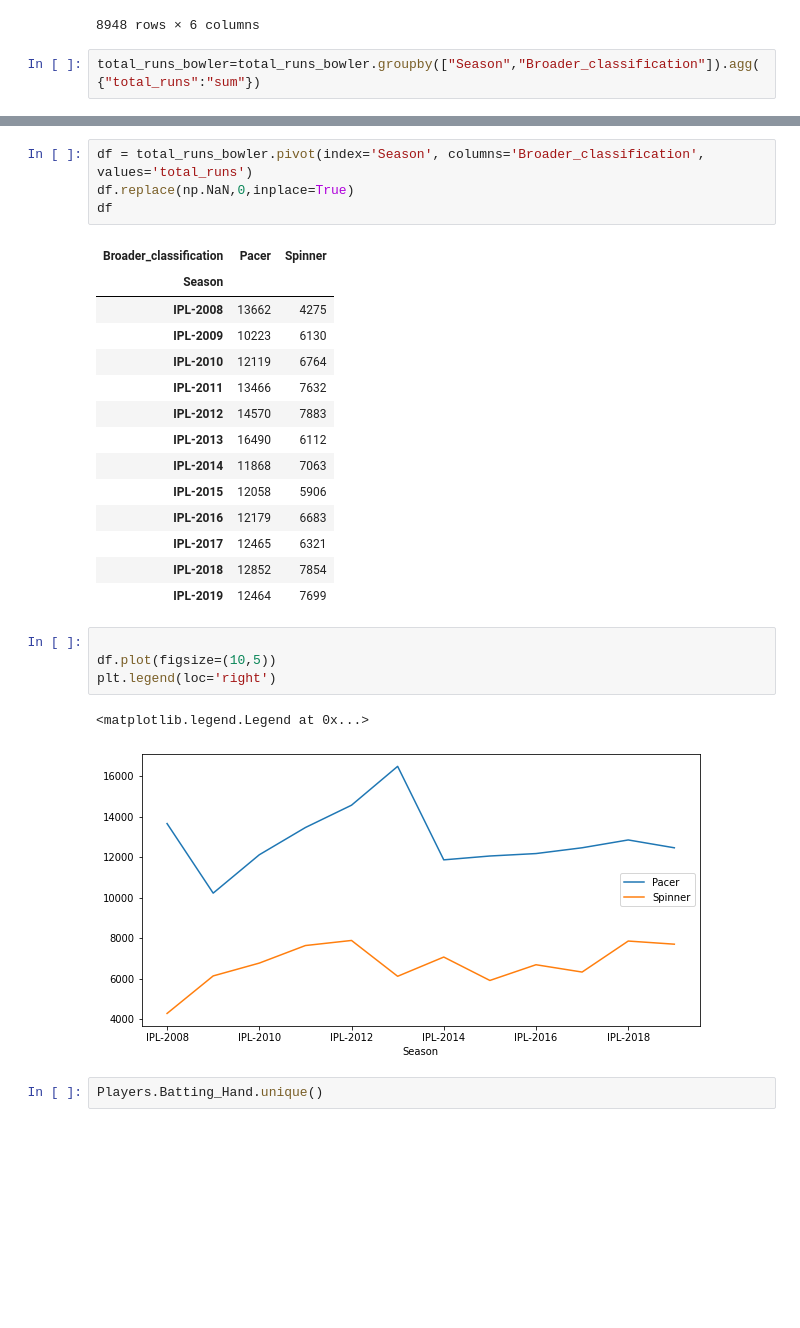
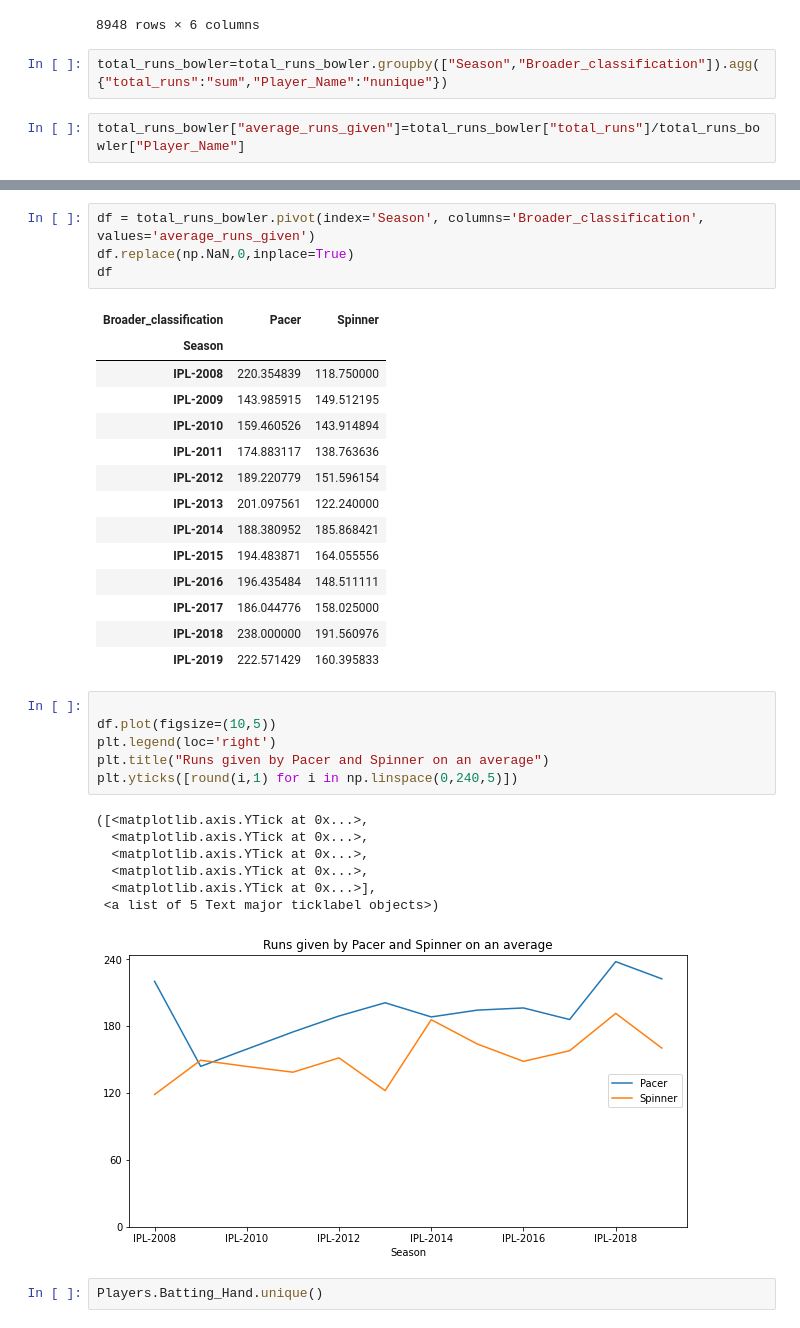
Before and after one commit to satyamgipu/Iplt20analysis, a Jupyter notebook: Copy_of_IPL_T20_Cricket_Analysis_Capstone_Project.ipynb, the cells around one changed output, grey strips where cells are left out. Cells and saved outputs as stored; diff of their text form; blank space fills up the shorter version.

```diff
--- a/Copy_of_IPL_T20_Cricket_Analysis_Capstone_Project.ipynb
+++ b/Copy_of_IPL_T20_Cricket_Analysis_Capstone_Project.ipynb
@@ -379,7 +381,9 @@ total_runs_bowler
 | 8947 | 11347 | S Warrier | 26 | IPL-2019 | S Warrier | Pacer |
 8948 rows × 6 columns
 # %%
-total_runs_bowler=total_runs_bowler.groupby(["Season","Broader_classification"]).agg({"total_runs":"sum"})
+total_runs_bowler=total_runs_bowler.groupby(["Season","Broader_classification"]).agg({"total_runs":"sum","Player_Name":"nunique"})
+# %%
+total_runs_bowler["average_runs_given"]=total_runs_bowler["total_runs"]/total_runs_bowler["Player_Name"]
 # %%
 total_runs_bowler.reset_index(inplace=True)
 total_runs_bowler
@@ -404,29 +408,36 @@ total_runs_bowler
 # %%
-df = total_runs_bowler.pivot(index='Season', columns='Broader_classification', values='total_runs')
+df = total_runs_bowler.pivot(index='Season', columns='Broader_classification', values='average_runs_given')
 df.replace(np.NaN,0,inplace=True)
 df
 # %% [output]
 | Broader_classification | Pacer | Spinner |
 | Season |  |  |
-| IPL-2008 | 13662 | 4275 |
-| IPL-2009 | 10223 | 6130 |
-| IPL-2010 | 12119 | 6764 |
-| IPL-2011 | 13466 | 7632 |
-| IPL-2012 | 14570 | 7883 |
-| IPL-2013 | 16490 | 6112 |
-| IPL-2014 | 11868 | 7063 |
-| IPL-2015 | 12058 | 5906 |
-| IPL-2016 | 12179 | 6683 |
-| IPL-2017 | 12465 | 6321 |
-| IPL-2018 | 12852 | 7854 |
-| IPL-2019 | 12464 | 7699 |
+| IPL-2008 | 220.354839 | 118.750000 |
+| IPL-2009 | 143.985915 | 149.512195 |
+| IPL-2010 | 159.460526 | 143.914894 |
+| IPL-2011 | 174.883117 | 138.763636 |
+| IPL-2012 | 189.220779 | 151.596154 |
+| IPL-2013 | 201.097561 | 122.240000 |
+| IPL-2014 | 188.380952 | 185.868421 |
+| IPL-2015 | 194.483871 | 164.055556 |
+| IPL-2016 | 196.435484 | 148.511111 |
+| IPL-2017 | 186.044776 | 158.025000 |
+| IPL-2018 | 238.000000 | 191.560976 |
+| IPL-2019 | 222.571429 | 160.395833 |
 # %%
 
 df.plot(figsize=(10,5))
 plt.legend(loc='right')
+plt.title("Runs given by Pacer and Spinner on an average")
+plt.yticks([round(i,1) for i in np.linspace(0,240,5)])
 # %% [output]
-<matplotlib.legend.Legend at 0x...>
+([<matplotlib.axis.YTick at 0x...>,
+  <matplotlib.axis.YTick at 0x...>,
+  <matplotlib.axis.YTick at 0x...>,
+  <matplotlib.axis.YTick at 0x...>,
+  <matplotlib.axis.YTick at 0x...>],
+ <a list of 5 Text major ticklabel objects>)
-[figure, old version]
+[figure, new version]
 # %%
 Players.Batting_Hand.unique()
 # %% [output]
```
Also changed, not shown: parts of 32 cells of this notebook.
